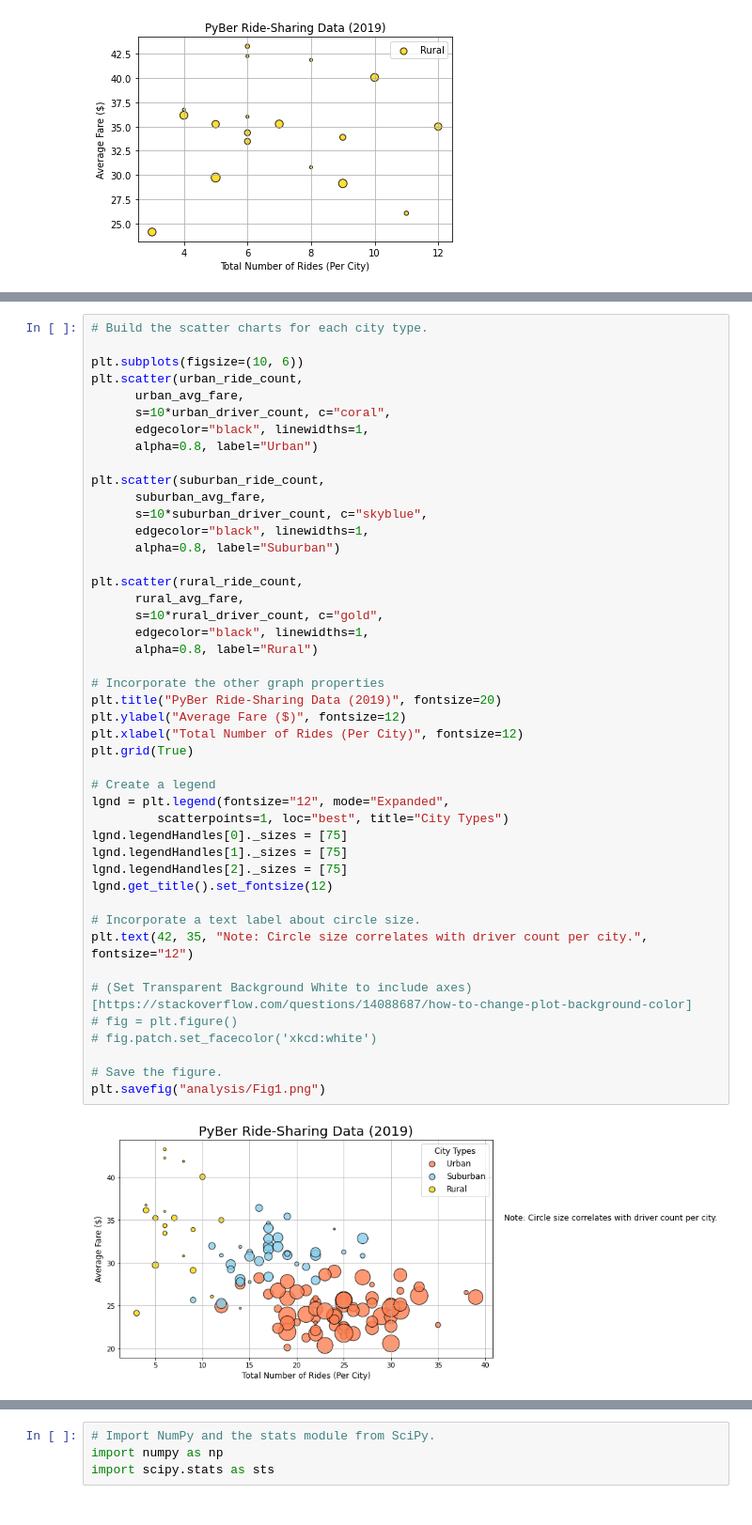
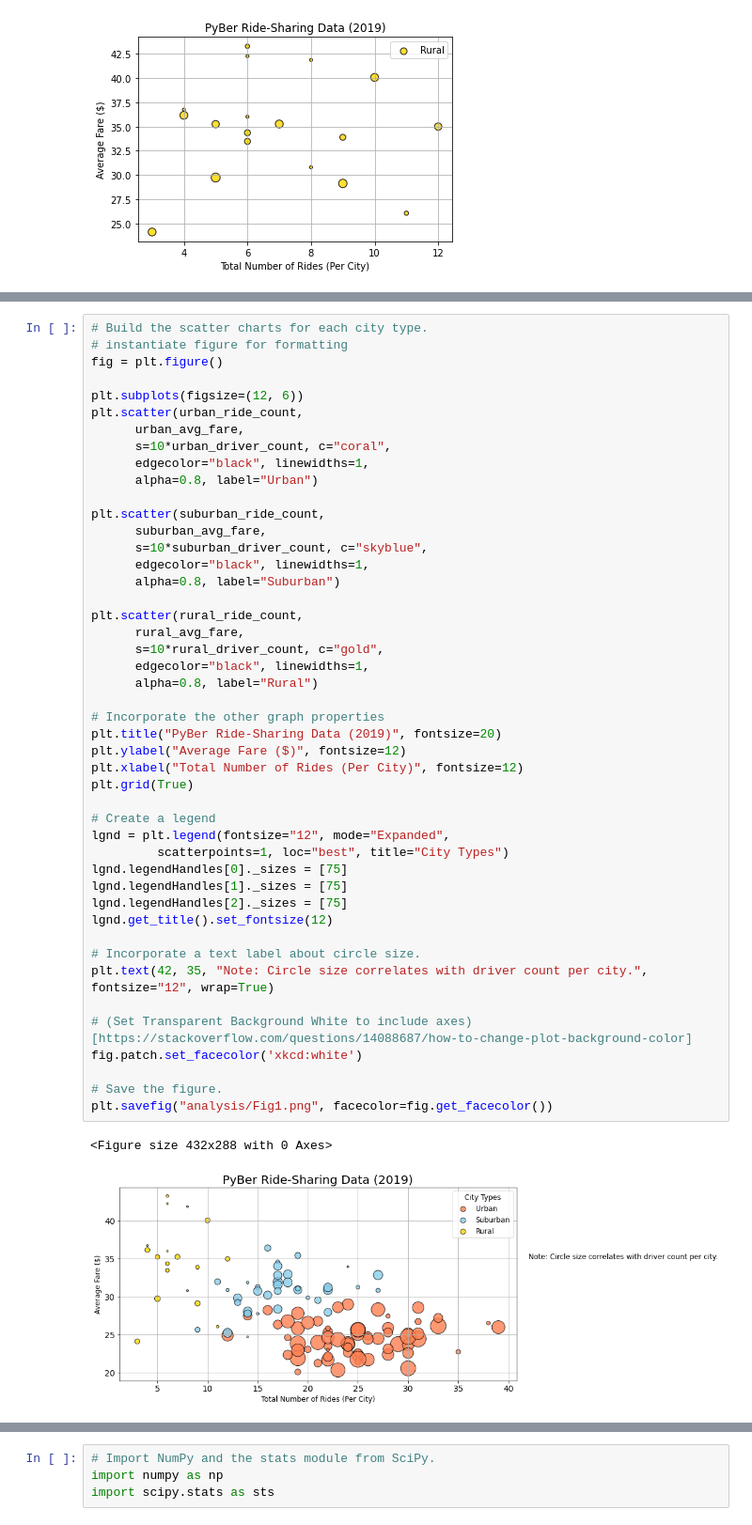
Before and after one commit to Fabalin/PyBer_Analysis, a Jupyter notebook: PyBer.ipynb, the cells around one changed output, grey strips where cells are left out. Shown: that part at 94% size. Saved outputs shown, nothing was run; the diff lists cells and outputs as text.

```diff
--- a/PyBer.ipynb
+++ b/PyBer.ipynb
@@ -220,7 +179,9 @@ plt.scatter(rural_ride_count,
 # %%
 # Build the scatter charts for each city type.
+# instantiate figure for formatting
+fig = plt.figure()
 
-plt.subplots(figsize=(10, 6))
+plt.subplots(figsize=(12, 6))
 plt.scatter(urban_ride_count,
       urban_avg_fare,
       s=10*urban_driver_count, c="coral",
@@ -232,36 +193,36 @@ plt.scatter(suburban_ride_count,
       s=10*suburban_driver_count, c="skyblue",
       edgecolor="black", linewidths=1,
       alpha=0.8, label="Suburban")
 
 plt.scatter(rural_ride_count,
       rural_avg_fare,
       s=10*rural_driver_count, c="gold",
       edgecolor="black", linewidths=1,
       alpha=0.8, label="Rural")
 
 # Incorporate the other graph properties
 plt.title("PyBer Ride-Sharing Data (2019)", fontsize=20)
 plt.ylabel("Average Fare ($)", fontsize=12)
 plt.xlabel("Total Number of Rides (Per City)", fontsize=12)
 plt.grid(True)
 
 # Create a legend
 lgnd = plt.legend(fontsize="12", mode="Expanded",
          scatterpoints=1, loc="best", title="City Types")
 lgnd.legendHandles[0]._sizes = [75]
 lgnd.legendHandles[1]._sizes = [75]
 lgnd.legendHandles[2]._sizes = [75]
 lgnd.get_title().set_fontsize(12)
 
 # Incorporate a text label about circle size.
-plt.text(42, 35, "Note: Circle size correlates with driver count per city.", fontsize="12")
+plt.text(42, 35, "Note: Circle size correlates with driver count per city.", fontsize="12", wrap=True)
 
 # (Set Transparent Background White to include axes)[https://stackoverflow.com/questions/14088687/how-to-change-plot-background-color]
-# fig = plt.figure()
-# fig.patch.set_facecolor('xkcd:white')
+fig.patch.set_facecolor('xkcd:white')
 
 # Save the figure.
-plt.savefig("analysis/Fig1.png")
+plt.savefig("analysis/Fig1.png", facecolor=fig.get_facecolor())
 # %% [output]
+<Figure size 432x288 with 0 Axes>
-[figure, old version]
+[figure, new version]
 # %% [markdown]
```
Also changed, not shown: parts of 92 cells of this notebook, 1 other file.
